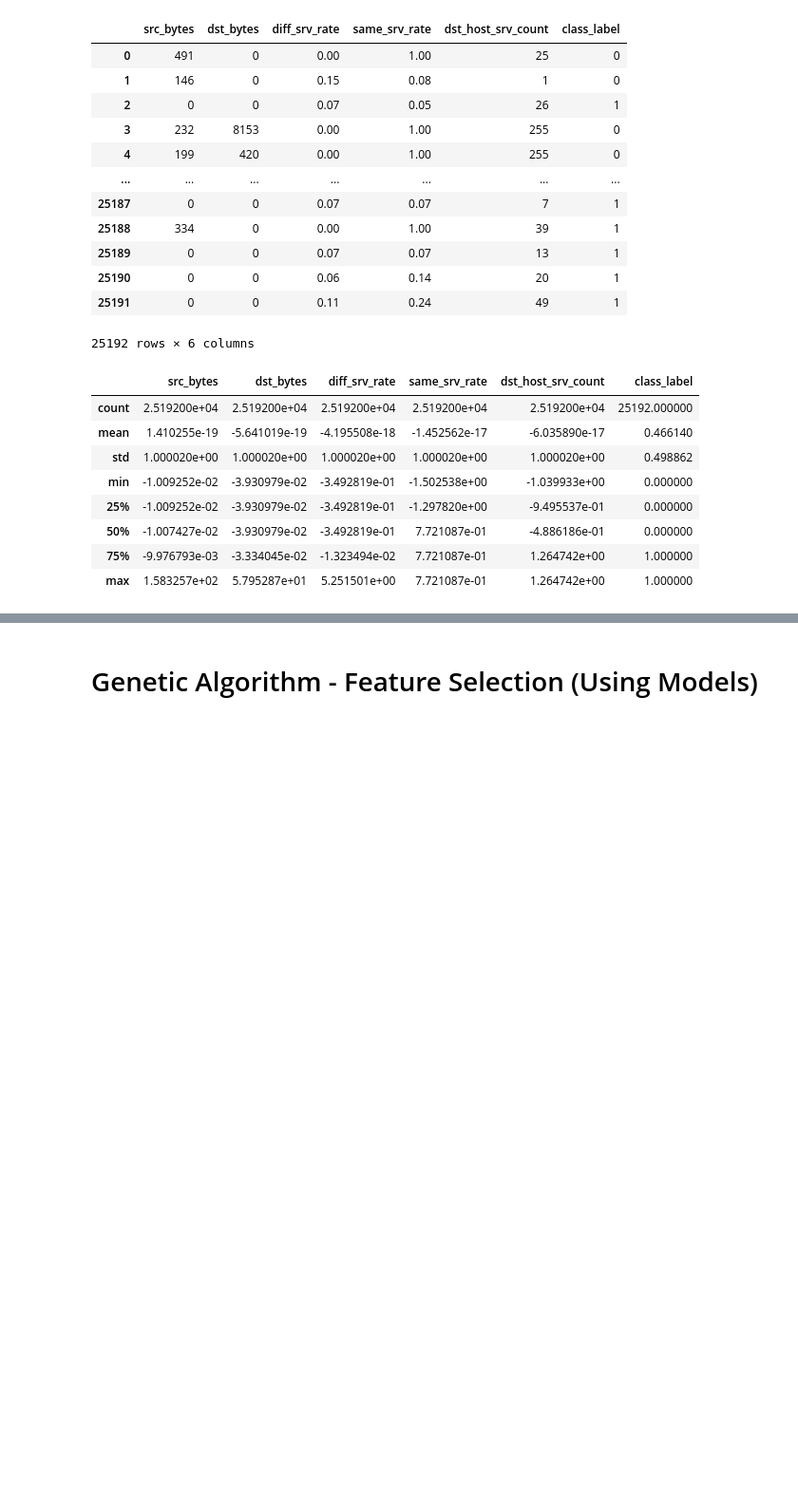
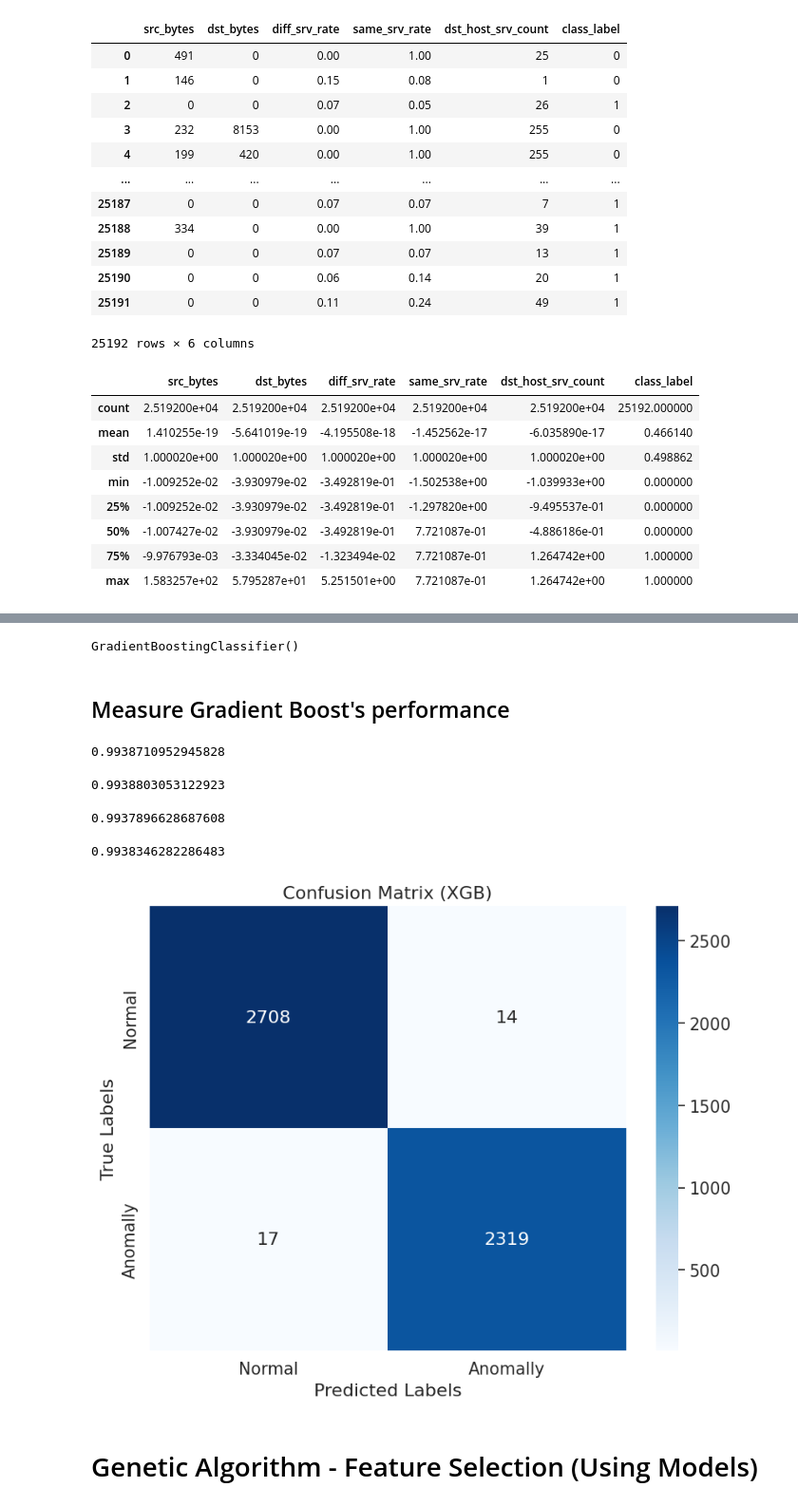
Before and after one commit to HarrisKucukalic/CSS2_Group_3, a Jupyter notebook: Harris.ipynb, the cells around one changed output, grey strips where cells are left out. Shown at 95% size. Saved outputs shown, nothing was run; the diff lists cells and outputs as text; code cells hidden in the pictures; blank space fills up the shorter version.

```diff
--- a/Harris.ipynb
+++ b/Harris.ipynb
@@ -298,0 +303,15 @@ Name: class_label, dtype: int64
+# %%
+from sklearn.model_selection import train_test_split
+# X_base = int_data_no_strings.drop(["class_label"], axis=1)
+# y_base = int_data_no_strings["class_label"]
+X_base = top_10_info.drop(["class_label"], axis=1)
+y_base = top_10_info["class_label"]
+X_train_base, X_test_base, y_train_base, y_test_base = train_test_split(X_base, y_base, test_size=0.3)
+# %%
+# Get the last two hundred samples from the test  to be the future data samples
+futureSample_X_base = X_test_base[-2500:]
+futureSample_y_base = y_test_base[-2500:]
+
+# Remove the last two hundred samples from the test dataset
+X_test_base = X_test_base[0:-2500]
+y_test_base = y_test_base[0:-2500]
@@ -299,3 +334,45 @@ Name: class_label, dtype: int64
+# %%
+from sklearn.ensemble import GradientBoostingClassifier
+xgBoostClassifier = GradientBoostingClassifier()
+xgBoostClassifier.fit(X_test_base, y_test_base)
+# %% [output]
+GradientBoostingClassifier()
+# %% [markdown]
+## Measure Gradient Boost's performance
+# %%
+# Predict the class labels of samples in the test dataset
+y_pred_xgb = xgBoostClassifier.predict(X_test_base)
+# %%
+score_test = accuracy_score(y_test_base, y_pred_xgb)
+print (score_test)
+# %% [output]
+0.9938710952945828
+# %%
+precision_test = precision_score(y_test_base, y_pred_xgb, average='macro')
+print (precision_test)
+# %% [output]
+0.9938803053122923
+# %%
+recall_test = recall_score(y_test_base, y_pred_xgb, average='macro')
+print (recall_test)
+# %% [output]
+0.9937896628687608
+# %%
+f1_test =  f1_score(y_test_base, y_pred_xgb, average='macro')
+print(f1_test)
+# %% [output]
+0.9938346282286483
+# %%
+mat = confusion_matrix(y_test_base, y_pred_xgb)
+class_names = ["Normal", "Anomally"]
+plt.figure(figsize=(8, 6))
+sns.heatmap(mat, annot=True, fmt="d", cmap="Blues", xticklabels=class_names, yticklabels=class_names)
+plt.xlabel("Predicted Labels")
+plt.ylabel("True Labels")
+plt.title("Confusion Matrix (XGB)")
+plt.show()
+# %% [output]
+[figure, added]
 # %% [markdown]
 # Genetic Algorithm - Feature Selection (Using Models)
 # %%
```
Also changed, not shown: parts of 119 cells of this notebook.
